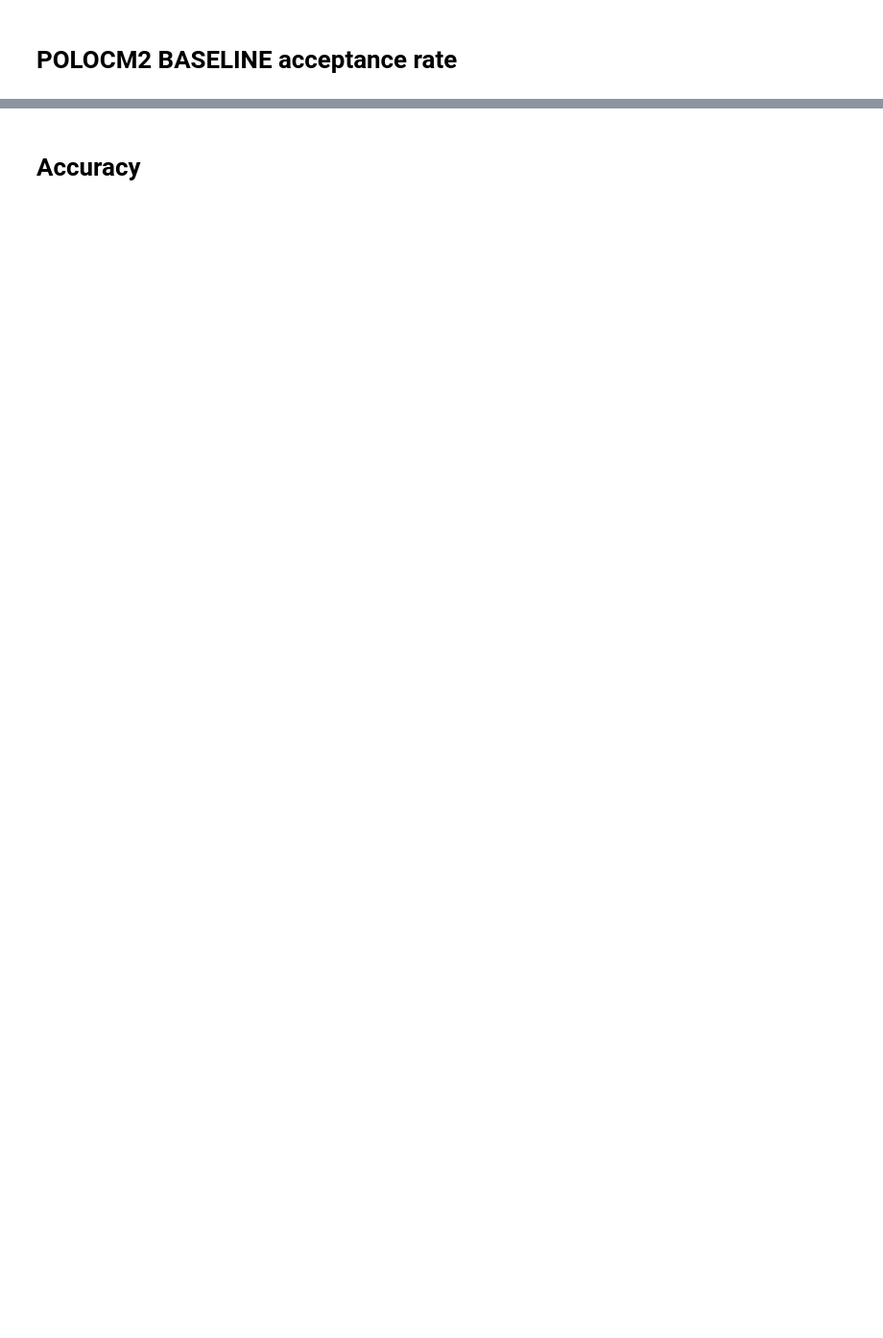
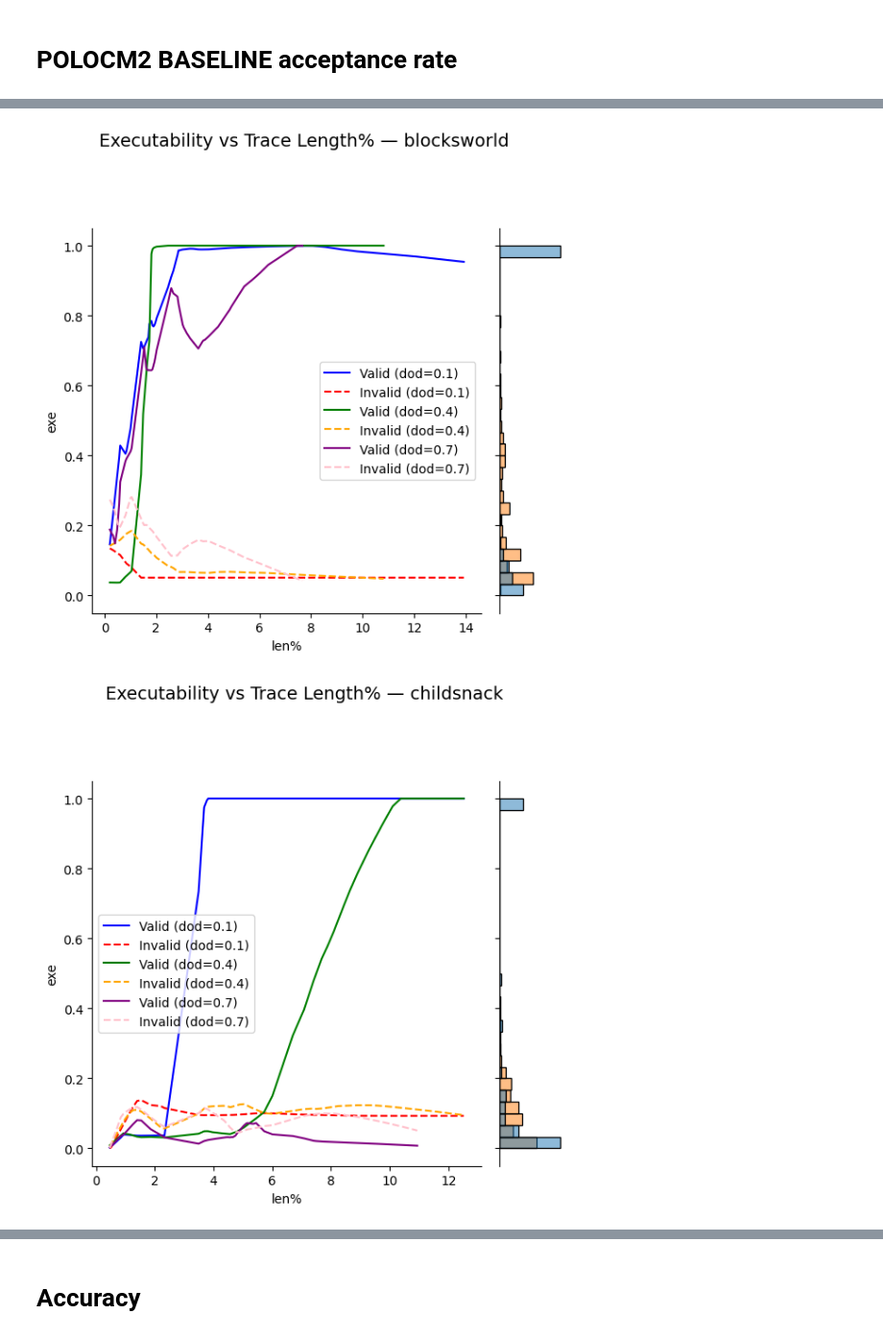
Before and after one commit to utop1an/locm3, a Jupyter notebook: src/examples/plot_p2.ipynb, the cells around one changed output, grey strips where cells are left out. Shown at 96% size. Drawn from its saved outputs; the diff is of its cells as text; code cells hidden in the pictures; blank space fills up the shorter version.

```diff
--- a/src/examples/plot_p2.ipynb
+++ b/src/examples/plot_p2.ipynb
@@ -66,0 +67,60 @@ plt.show()
+# %%
+import seaborn as sns
+import matplotlib.pyplot as plt
+from statsmodels.nonparametric.smoothers_lowess import lowess
+import pandas as pd
+import numpy as np
+
+flexs = [0.1, 0.4, 0.7]
+flex_colors = {0.1: ('blue', 'red'), 0.4: ('green', 'orange'), 0.7: ('purple', 'pink')}
+
+domains = df['domain'].unique()
+
+for domain in domains:
+    # Prepare the plot base using all data in this domain
+    domain_df = df_by_len[df_by_len['domain'] == domain].copy()
+
+    # Melt only the domain_df for the histograms (covering all flexs)
+    df_long = pd.melt(
+        domain_df,
+        id_vars=['len%'],
+        value_vars=['acceptance_rate', 'invalid_acceptance_rate'],
+        var_name='type',
+        value_name='exe'
+    )
+
+    # Seaborn jointplot (just once per domain)
+    g = sns.jointplot(
+        data=df_long,
+        x='len%', y='exe', hue='type',
+        kind='hist', alpha=0,
+        height=6, marginal_kws=dict(common_norm=False, stat='density', bins=30)
+    )
+    g.ax_marg_x.set_visible(False)
+
+    # Overlay LOWESS lines per flex level
+    for flex in flexs:
+        sub_df = domain_df[domain_df['dod'] == flex]
+
+
+        valid_smoothed = lowess(sub_df['acceptance_rate'], sub_df['len%'], frac=0.3)
+        # filtered_df = sub_df[sub_df['acceptance_rate'] > 0.3]
+        invalid_smoothed = lowess(sub_df['invalid_acceptance_rate'], sub_df['len%'], frac=0.3)
+
+        valid_smoothed[:, 1] = np.clip(valid_smoothed[:, 1], 0, 1)
+        invalid_smoothed[:, 1] = np.clip(invalid_smoothed[:, 1], 0, 1)
+
+        color = flex_colors[flex]
+        g.ax_joint.plot(valid_smoothed[:, 0], valid_smoothed[:, 1],
+                        label=f'Valid (dod={flex})', color=color[0], linestyle='-')
+        g.ax_joint.plot(invalid_smoothed[:, 0], invalid_smoothed[:, 1],
+                        label=f'Invalid (dod={flex})', color=color[1], linestyle='--')
+
+    g.ax_joint.legend()
+    g.fig.suptitle(f"Executability vs Trace Length% — {domain}", fontsize=14)
+    g.fig.tight_layout()
+    g.fig.subplots_adjust(top=0.95)
+    plt.show()
+# %% [output]
+[figure, added]
+[figure, added]
```
Also changed, not shown: parts of 8 cells of this notebook, 7 other files.
